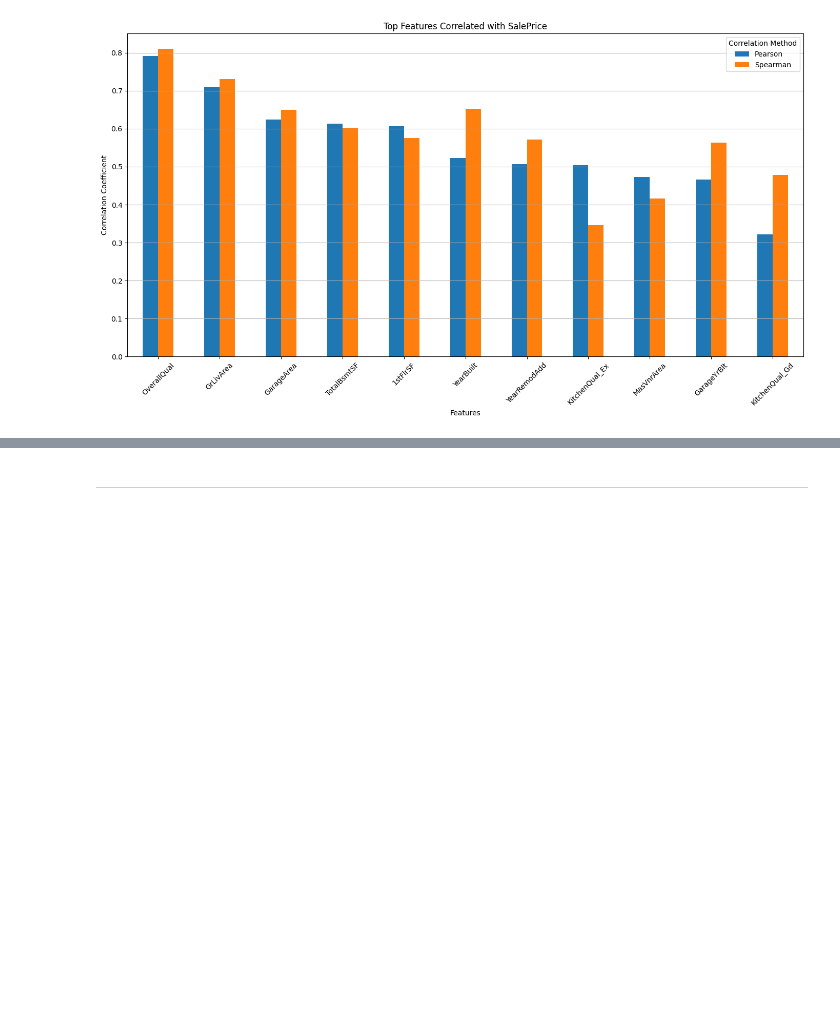
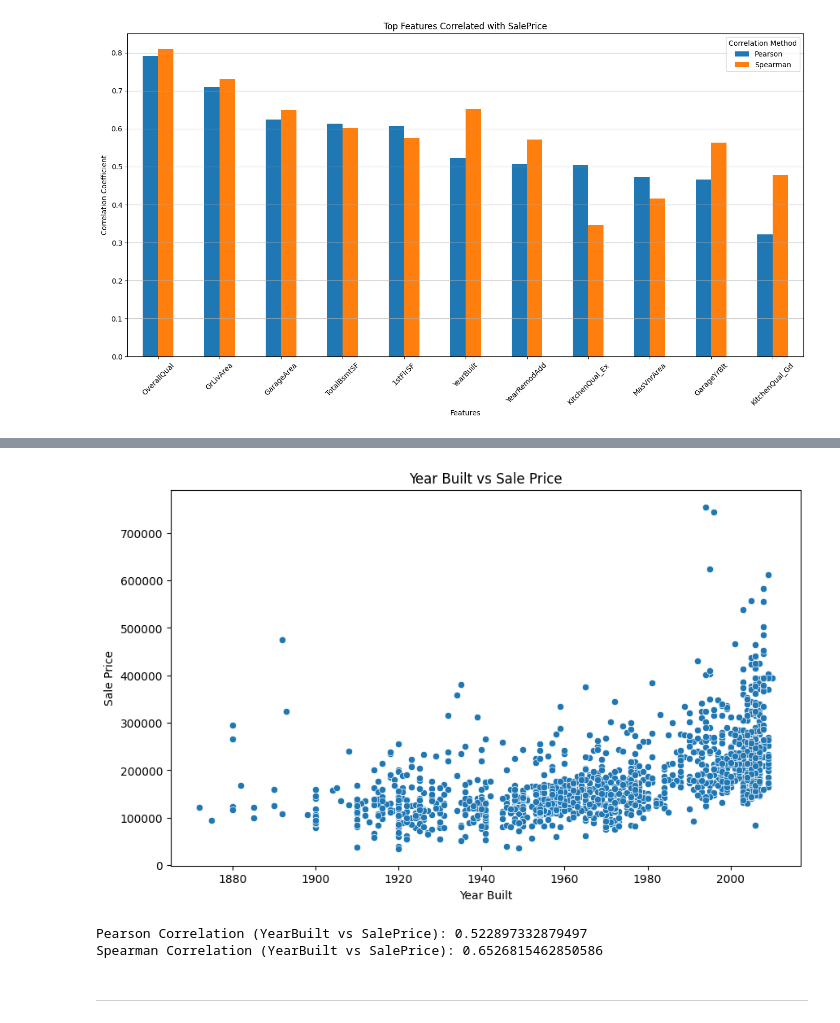
Before and after one commit to Olala2024/project-5, a Jupyter notebook: jupyter_notebooks/03-CorrelationStudy.ipynb, the cells around one changed output, grey strips where cells are left out. Cells and saved outputs as stored; diff of their text form; code cells hidden in the pictures; blank space fills up the shorter version.

```diff
--- a/jupyter_notebooks/03-CorrelationStudy.ipynb
+++ b/jupyter_notebooks/03-CorrelationStudy.ipynb
@@ -332,3 +393,19 @@ plt.show()
+# %%
+plt.figure(figsize=(10, 6))
+sns.scatterplot(x='YearBuilt', y='SalePrice', data=df_encoded)
+plt.title('Year Built vs Sale Price')
+plt.xlabel('Year Built')
+plt.ylabel('Sale Price')
+plt.show()
+
+pearson_corr_3, _ = pearsonr(df_encoded['YearBuilt'], df_encoded['SalePrice'])
+spearman_corr_3, _ = spearmanr(df_encoded['YearBuilt'], df_encoded['SalePrice'])
+print(f"Pearson Correlation (YearBuilt vs SalePrice): {pearson_corr_3}")
+print(f"Spearman Correlation (YearBuilt vs SalePrice): {spearman_corr_3}")
+# %% [output]
+[figure, added]
+Pearson Correlation (YearBuilt vs SalePrice): 0.522897332879497
+Spearman Correlation (YearBuilt vs SalePrice): 0.6526815462850586
 # %% [markdown]
 ---
 # %% [markdown]
```
Also changed, not shown: parts of 7 cells of this notebook.
